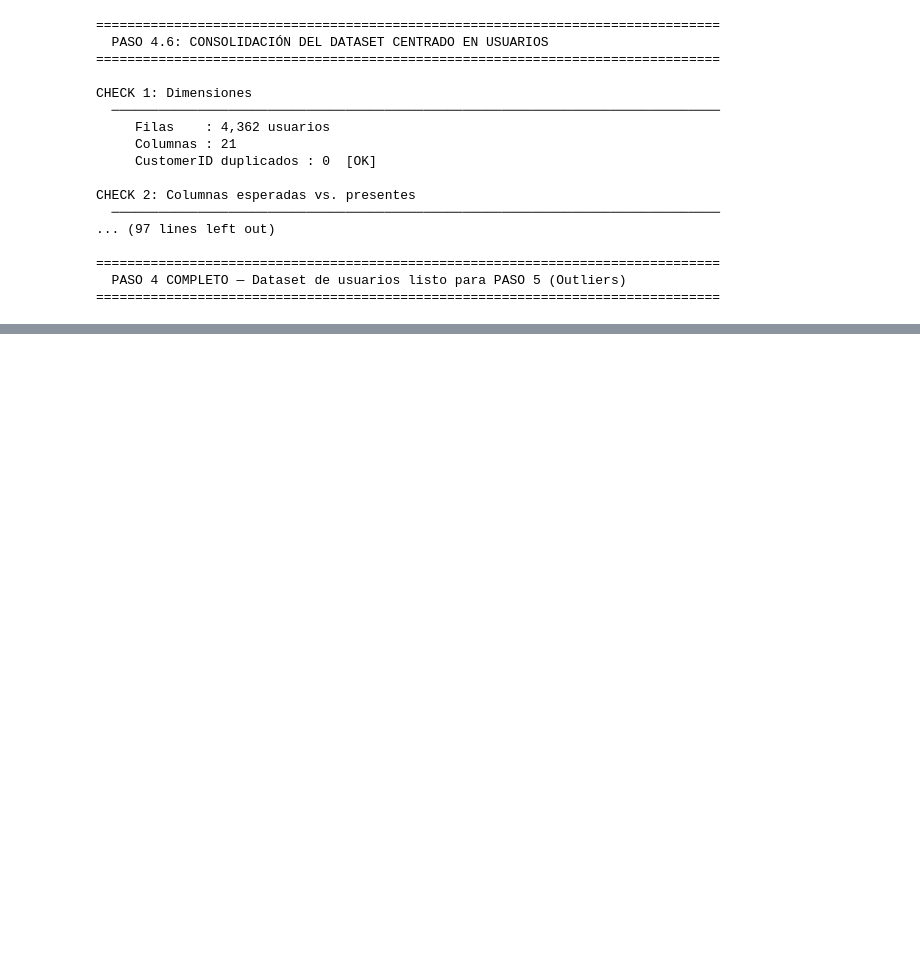
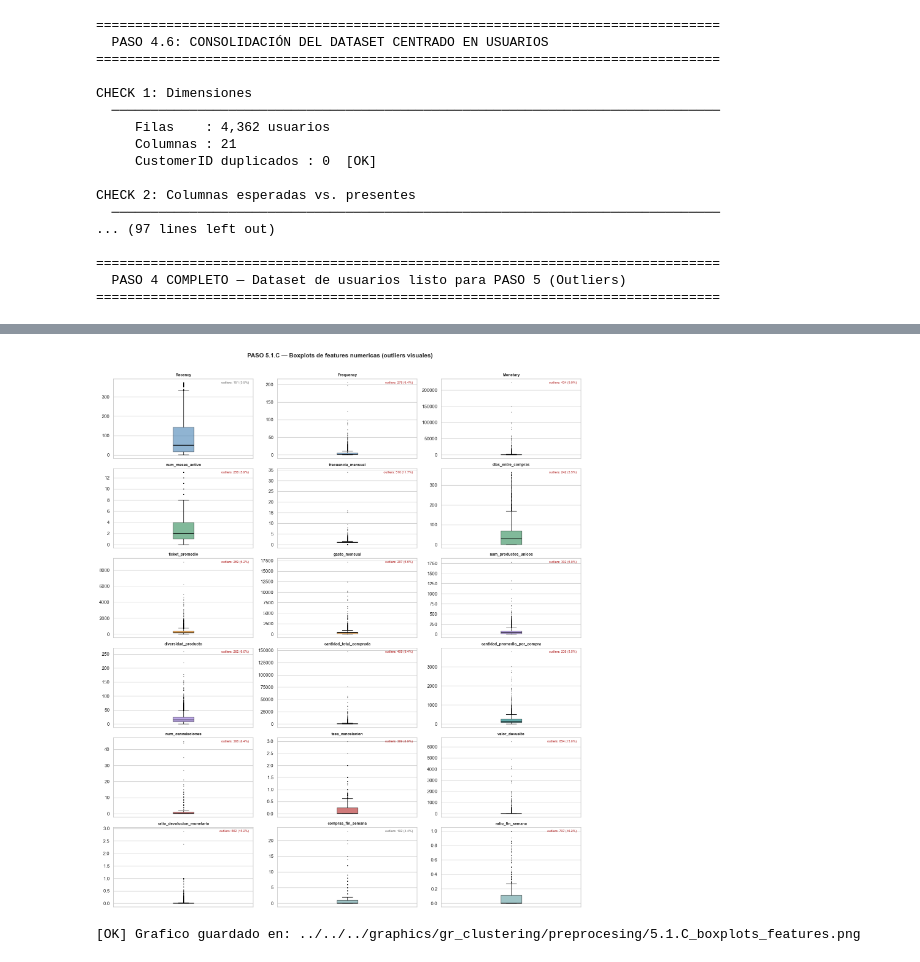
Before and after one commit to ravel01106/proyecto-master-ia-big-data, a Jupyter notebook: notebooks/clustering_proyect/preprocesing/preprocesing_data_clustering.ipynb, the cells around one changed output, grey strips where cells are left out. Cells and saved outputs as stored; diff of their text form; code cells hidden in the pictures; blank space fills up the shorter version.

```diff
--- a/notebooks/clustering_proyect/preprocesing/preprocesing_data_clustering.ipynb
+++ b/notebooks/clustering_proyect/preprocesing/preprocesing_data_clustering.ipynb
@@ -2463,0 +2614,40 @@ CHECK 2: Columnas esperadas vs. presentes
+# %%
+# ── 5.1.C: Boxplots de todas las features numéricas ──────────────────────────
+fig, axes = plt.subplots(NROWS, NCOLS, figsize=(16, NROWS * 3))
+fig.suptitle('PASO 5.1.C — Boxplots de features numericas (outliers visuales)', fontsize=14, fontweight='bold', y=1.01)
+
+for idx, col in enumerate(COLS_NUMERICAS):
+    ax = axes[idx // NCOLS][idx % NCOLS]
+    data = df_num[col].dropna()
+    color = COLORES_GRUPOS.get(col, 'steelblue')
+
+    bp = ax.boxplot(data, vert=True, patch_artist=True,
+                    boxprops=dict(facecolor=color, alpha=0.6),
+                    medianprops=dict(color='black', linewidth=1.5),
+                    flierprops=dict(marker='.', markersize=2, alpha=0.4, color='dimgray'),
+                    whiskerprops=dict(linewidth=1),
+                    capprops=dict(linewidth=1))
+
+    # Contar outliers (puntos fuera de los whiskers)
+    Q1 = data.quantile(0.25)
+    Q3 = data.quantile(0.75)
+    IQR = Q3 - Q1
+    lower = Q1 - 1.5 * IQR
+    upper = Q3 + 1.5 * IQR
+    n_outliers = ((data < lower) | (data > upper)).sum()
+    pct_out = n_outliers / len(data) * 100
+
+    ax.set_title(col, fontsize=9, fontweight='bold')
+    ax.set_xticks([])
+    ax.text(0.97, 0.97, f'outliers: {n_outliers} ({pct_out:.1f}%)',
+            transform=ax.transAxes, ha='right', va='top', fontsize=7.5,
+            color='firebrick' if pct_out > 5 else 'dimgray')
+
+plt.tight_layout()
+ruta_grafico = RUTA_GRAFICOS + '5.1.C_boxplots_features.png'
+plt.savefig(ruta_grafico, dpi=110, bbox_inches='tight')
+plt.show()
+print(f'[OK] Grafico guardado en: {ruta_grafico}')
+# %% [output]
+[figure, added]
+[OK] Grafico guardado en: ../../../graphics/gr_clustering/preprocesing/5.1.C_boxplots_features.png
```
Also changed, not shown: parts of 12 cells of this notebook, 5 other files.
